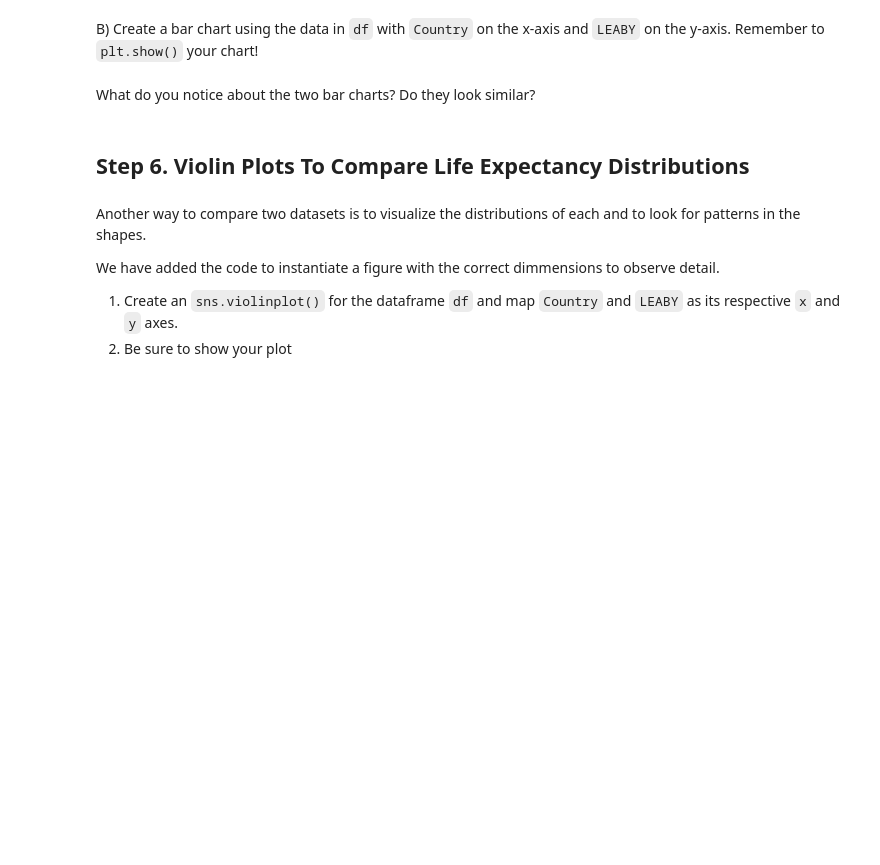
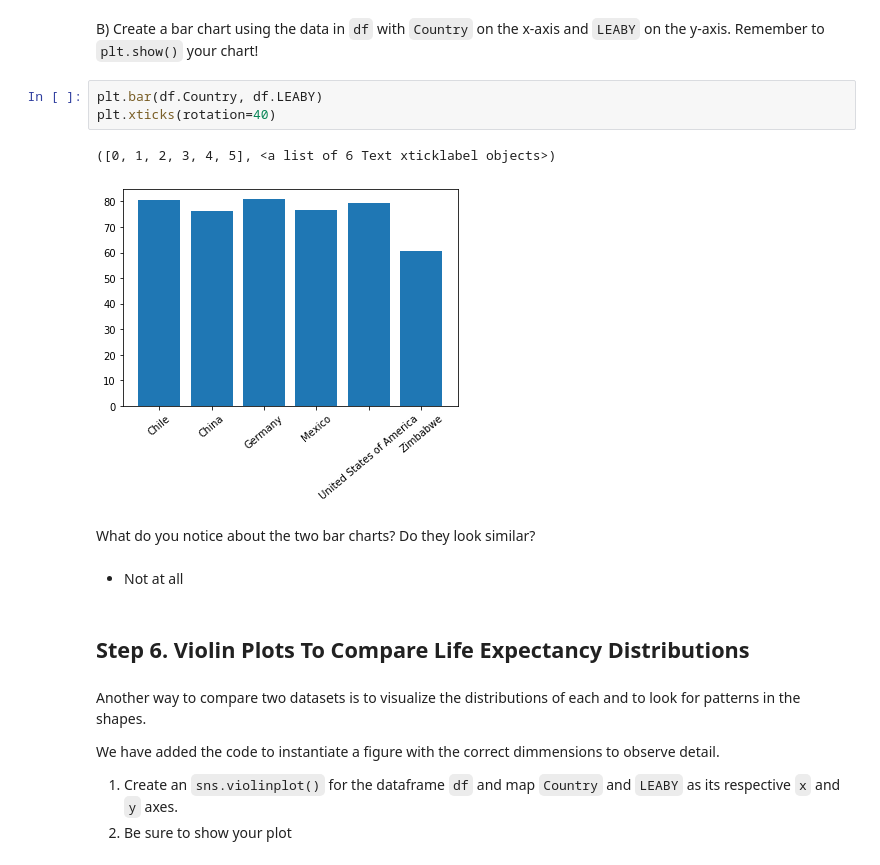
Before and after one commit to zongpoljkk/Life_Expectancy-GDP, a Jupyter notebook: life_expectancy_gdp.ipynb, the cells around one changed output. Saved outputs shown, nothing was run; the diff lists cells and outputs as text; blank space fills up the shorter version.

```diff
--- a/life_expectancy_gdp.ipynb
+++ b/life_expectancy_gdp.ipynb
@@ -90,8 +124,16 @@ Remember to `plt.show()` your chart!
 # %% [markdown]
 B) Create a bar chart using the data in `df` with `Country` on the x-axis and `LEABY` on the y-axis.
 Remember to `plt.show()` your chart!
+# %%
+plt.bar(df.Country, df.LEABY)
+plt.xticks(rotation=40)
+# %% [output]
+([0, 1, 2, 3, 4, 5], <a list of 6 Text xticklabel objects>)
+[figure, added]
 # %% [markdown]
 What do you notice about the two bar charts? Do they look similar?
+# %% [markdown]
+- Not at all
 # %% [markdown]
 ## Step 6. Violin Plots To Compare Life Expectancy Distributions
 # %% [markdown]
```
Also changed, not shown: parts of 20 cells of this notebook.
